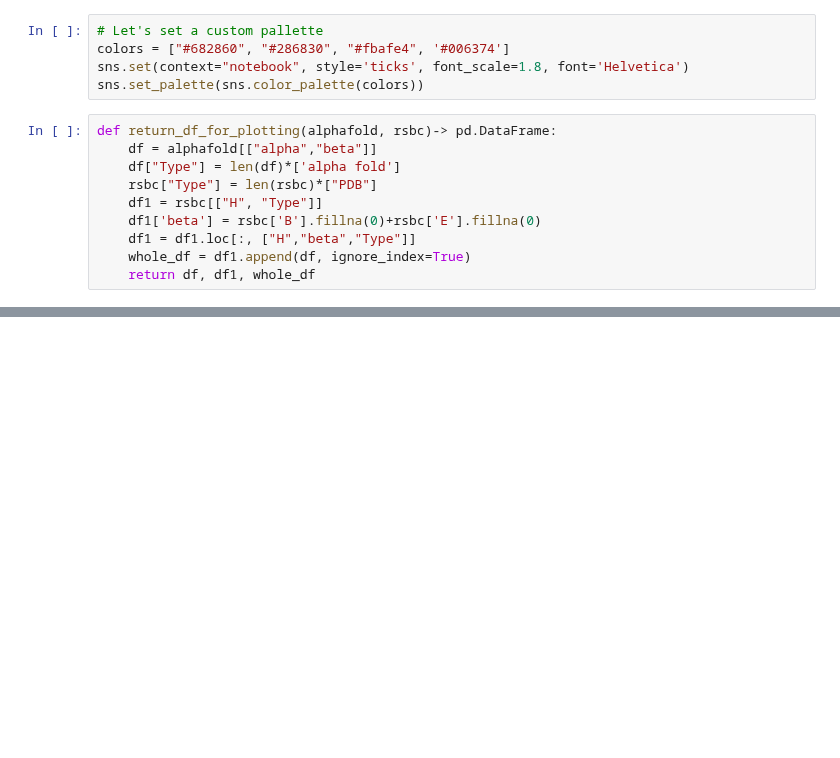
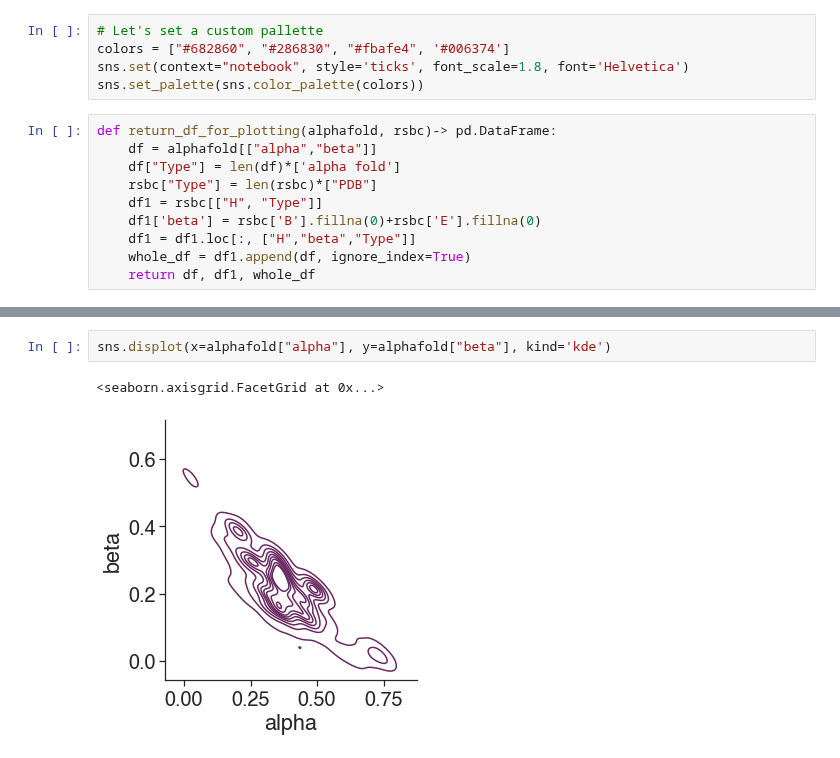
Before and after one commit to meyresearch/amino_acid_distance_distributions, a Jupyter notebook: playground/Dist_plots_scatter.ipynb, the cells around one changed output, grey strips where cells are left out. Saved outputs shown, nothing was run; the diff lists cells and outputs as text; blank space fills up the shorter version.

```diff
--- a/playground/Dist_plots_scatter.ipynb
+++ b/playground/Dist_plots_scatter.ipynb
@@ -171,0 +127,5 @@ See the caveats in the documentation: https://pandas.pydata.org/pandas-docs/stab
+# %%
+sns.displot(x=alphafold["alpha"], y=alphafold["beta"], kind='kde')
+# %% [output]
+<seaborn.axisgrid.FacetGrid at 0x...>
+[figure, added]
```
Also changed, not shown: parts of 7 cells of this notebook.
